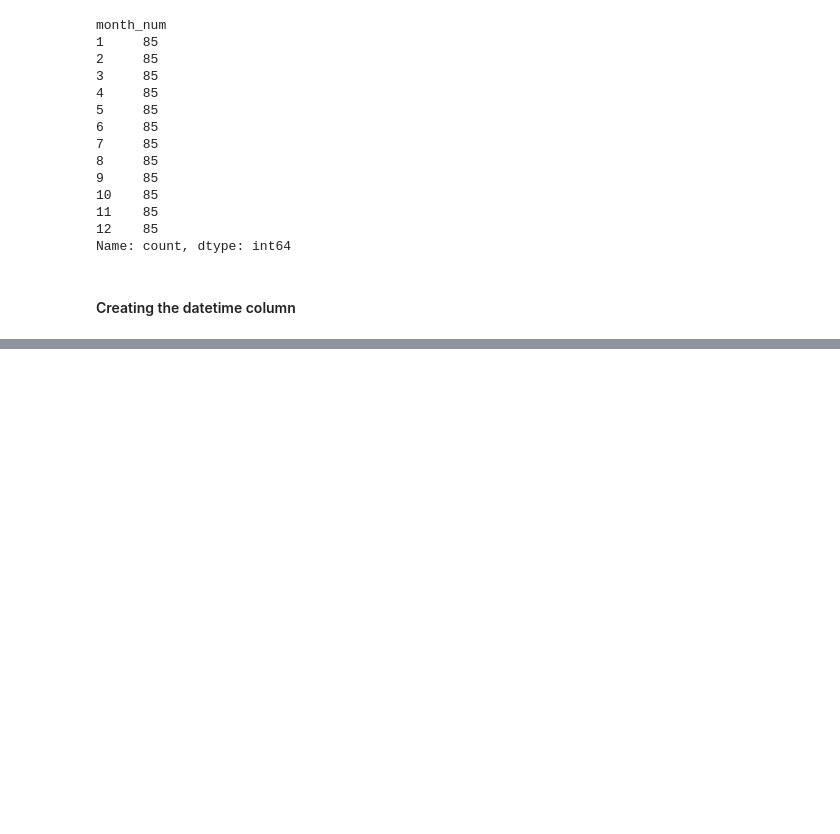
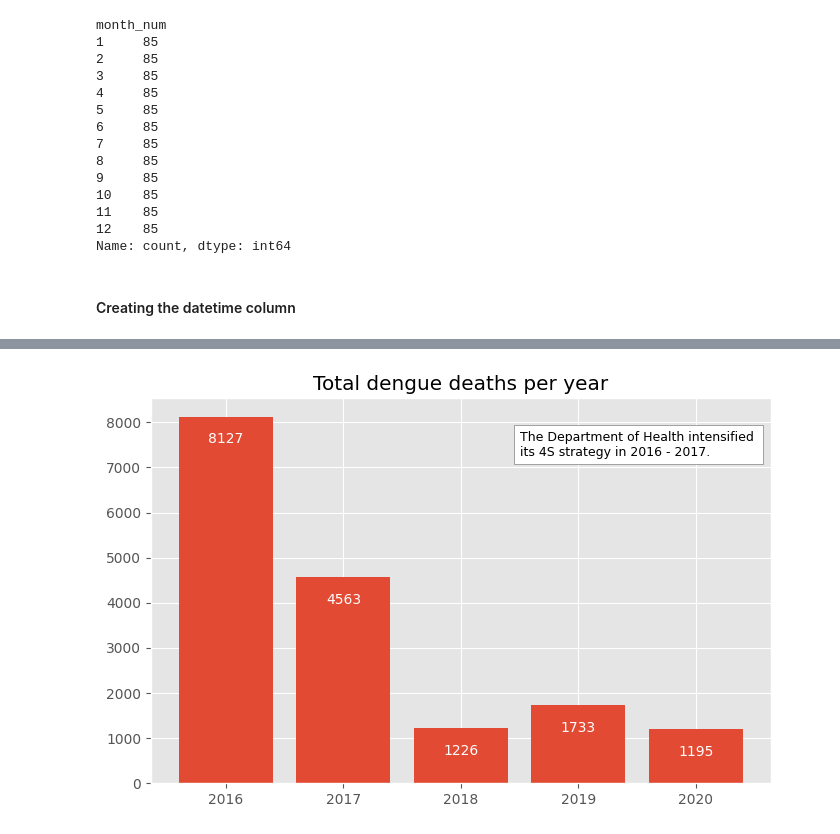
Before and after one commit to boredanalyst/Forecasting-Dengue-Cases-in-the-Philippines, a Jupyter notebook: forecasting-dengue-cases-in-the-philippines.ipynb, the cells around one changed output, grey strips where cells are left out. Cells and saved outputs as stored; diff of their text form; code cells hidden in the pictures; blank space fills up the shorter version.

```diff
--- a/forecasting-dengue-cases-in-the-philippines.ipynb
+++ b/forecasting-dengue-cases-in-the-philippines.ipynb
@@ -137,0 +219,44 @@ df.head(5)
+# %%
+## Visualizing the total dengue cases per year
+
+## axes
+
+viz_df = df.groupby("year")["dengue_deaths"].sum()
+viz_df = pd.DataFrame(viz_df).reset_index()
+
+viz_df_x = viz_df["year"]
+viz_df_y = viz_df["dengue_deaths"]
+
+## chart
+
+plt.figure(figsize=(8,5))
+plt.bar(viz_df_x, viz_df_y)
+
+## annotate
+
+plt.title("Total dengue deaths per year")
+
+for x, y in zip(viz_df_x, viz_df_y):
+    plt.text(
+        x, y - 500,
+        y,
+        color="white",
+        va="center",
+        ha="center"
+    )
+
+plt.text(
+    2018.5, 7500,
+    "The Department of Health intensified \nits 4S strategy in 2016 - 2017.",
+    va="center",
+    size=9,
+    bbox=dict(
+        facecolor="white",
+        edgecolor="gray"
+    )
+)
+
+
+plt.show()
+# %% [output]
+[figure, added]
```
Also changed, not shown: parts of 17 cells of this notebook.
